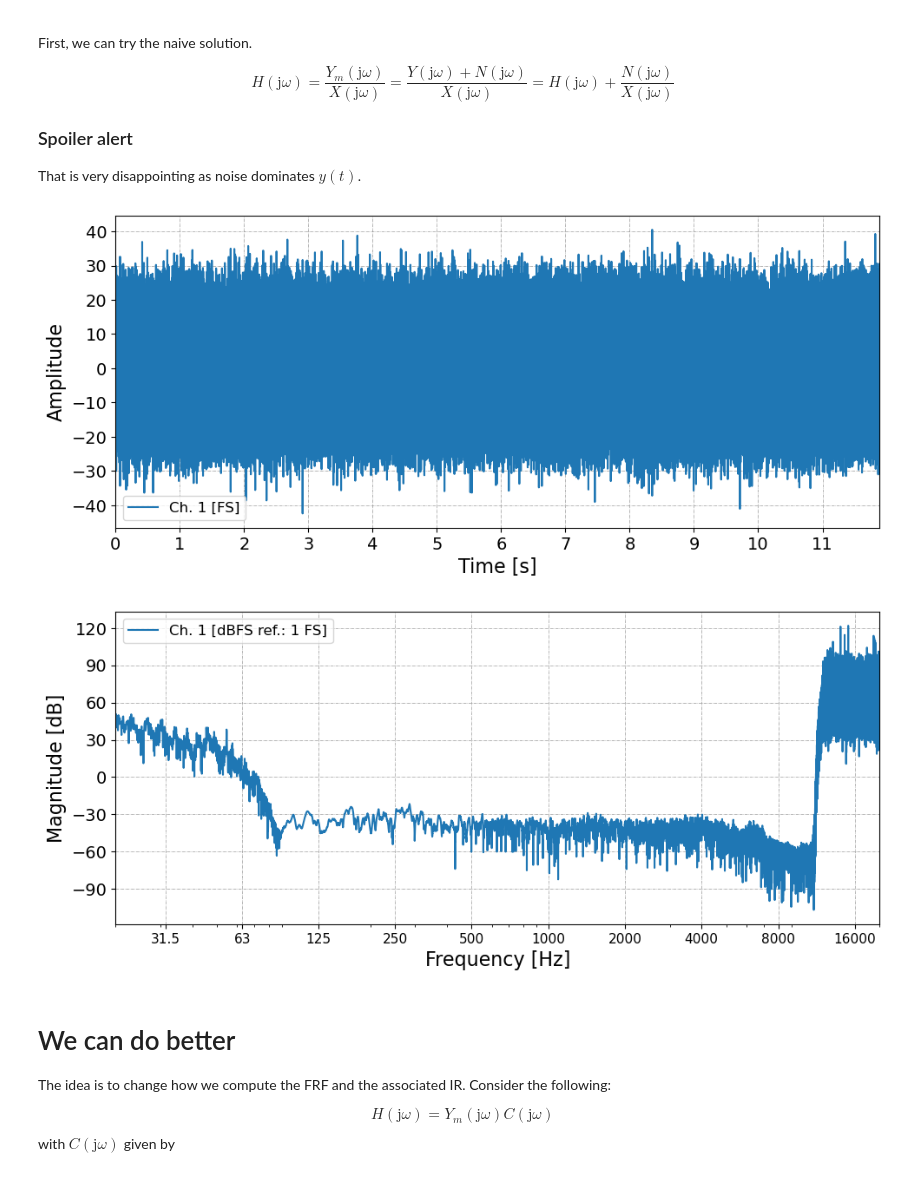
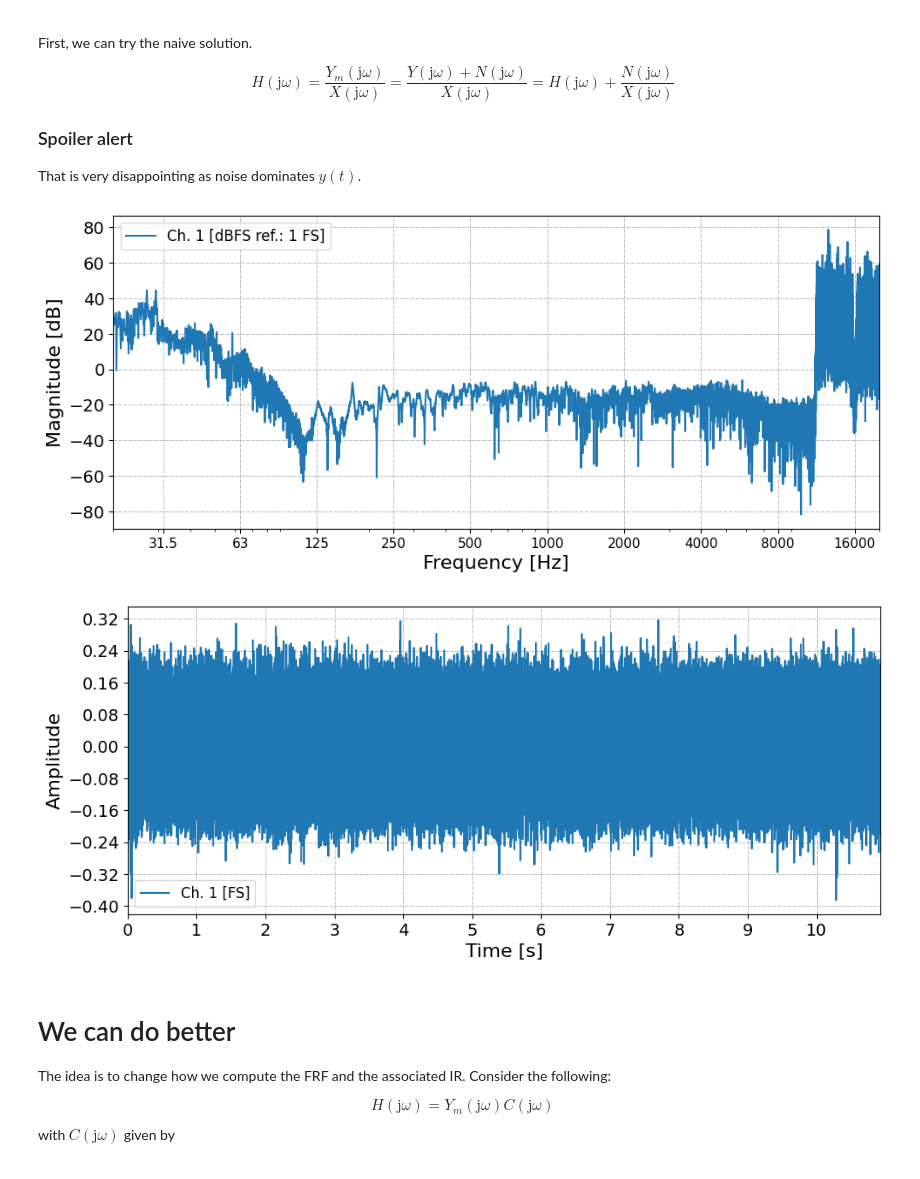
Before and after one commit to eric-brandao/PyTTa, a Jupyter notebook: examples/RoomIR_notebook_demo.ipynb, the cells around one changed output. Cells and saved outputs as stored; diff of their text form; code cells hidden in the pictures.

```diff
--- a/examples/RoomIR_notebook_demo.ipynb
+++ b/examples/RoomIR_notebook_demo.ipynb
@@ -55,10 +55,10 @@ We need to define some basic properties:
  - start_margin / stop_margin: (float): Your excitation signal, $x(t)$, can have a small silence at its start and end. The silence at its end is essential to ensure that the system's natural decay is recorded.
  - fft_degree: (int) - if this is specified, the excitation and recorded signals will have $2^{\text{fft_degree}}$ samples. The time vector of the signal will be between $0$ [s] $(2^{\text{fft_degree}}-1)/fs$ [s]. You can also specify the time duration of the signals (then, fft_degree will be computed for you).
 # %%
-fs = 44100 # sample rate of your audio device
+fs = 48000 # sample rate of your audio device
 start_margin = 0.1
-stop_margin = 0.5
-fft_degree = 18 # N_samples = 2**fft_degree
+stop_margin = 1
+fft_degree = 19 # N_samples = 2**fft_degree
 # %% [markdown]
 # Excitation signal - Sweep
 
@@ -124,7 +129,7 @@ There are other measurement object types, so check the documentation.
 # %%
 pytta_meas = pytta.generate.measurement('playrec', excitation = xt, samplingRate = xt.samplingRate,
                                         freqMin = freq_min, freqMax = freq_max,
-                                        device = device, inChannels=[1], outChannels=[1])
+                                        device = device, inChannels=[1,3], outChannels=[1,3])
 # %% [markdown]
 # Execute the measurement
 
@@ -160,10 +166,10 @@ Saved inside the hdf5 file 1 PyTTa object of 1 object provided.
 # %% [markdown]
 # Loading Pytta objects
 # %%
-xt_dict = pytta.load('xt.hdf5')
+xt_dict = pytta.load('xt_17102024.hdf5')
 xt = xt_dict[list(xt_dict.keys())[0]] # this is a signal object
 
-yt_dict = pytta.load('yt.hdf5')
+yt_dict = pytta.load('yt_17102024.hdf5')
 yt = yt_dict[list(yt_dict.keys())[0]] # this is a signal object
 # %% [output]
 Imported 1 PyTTa object-like group of 1 group inside the hdf5 file.
@@ -190,14 +244,17 @@ H(\text{j}\omega) = \frac{Y_m(\text{j}\omega)}{X(\text{j}\omega)} = \frac{Y(\tex
 
 That is very disappointing as noise dominates $y(t)$.
 # %%
-ht_noreg = pytta.ImpulsiveResponse(excitation = xt, recording = yt_split[0],
+ht_noreg = pytta.ImpulsiveResponse(excitation = yt_split[1], recording = yt_split[0],
                                    samplingRate = xt.samplingRate, regularization = False)
+# %%
+ht_noreg.plot_freq(xLim = (20, 20000));
+# %% [output]
+[figure, added]
 # %%
 ht_noreg.plot_time(decimalSep = '.');
-ht_noreg.plot_freq(xLim = [20, 20000], decimalSep = '.');
+#ht_noreg.plot_freq(xLim = [20, 20000], decimalSep = '.');
 # %% [output]
-[figure, old version]
+[figure, new version]
-[figure, removed]
 # %% [markdown]
 # We can do better
 
```
Also changed, not shown: parts of 35 cells of this notebook, 9 other files.
